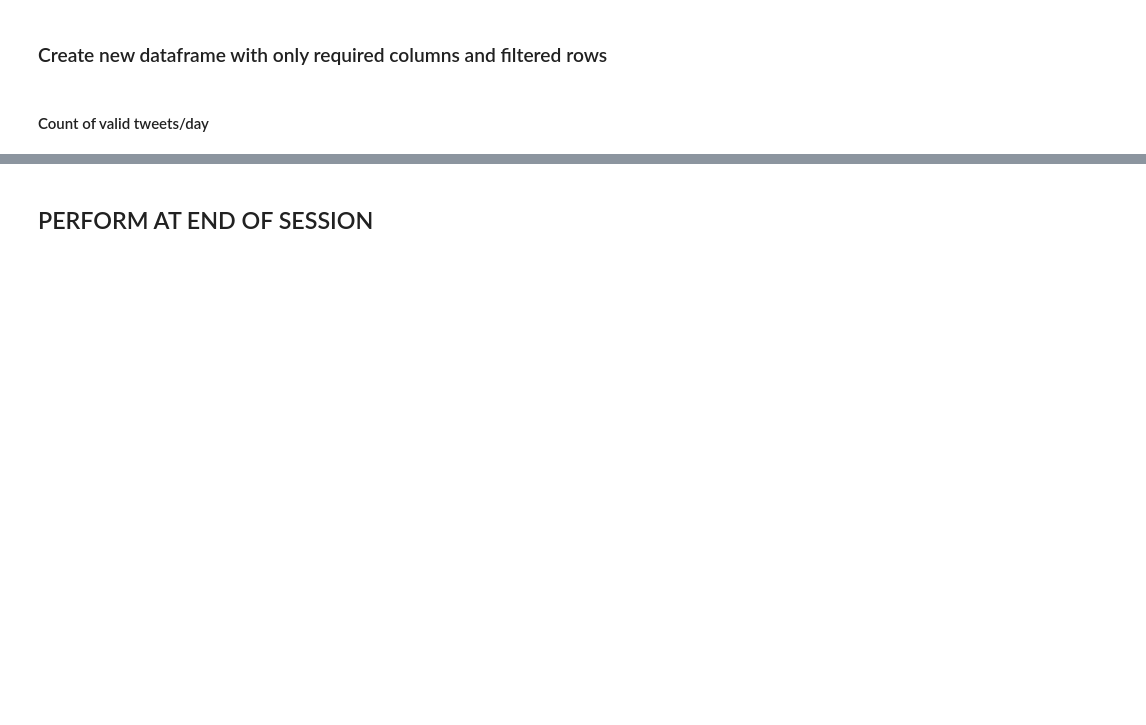
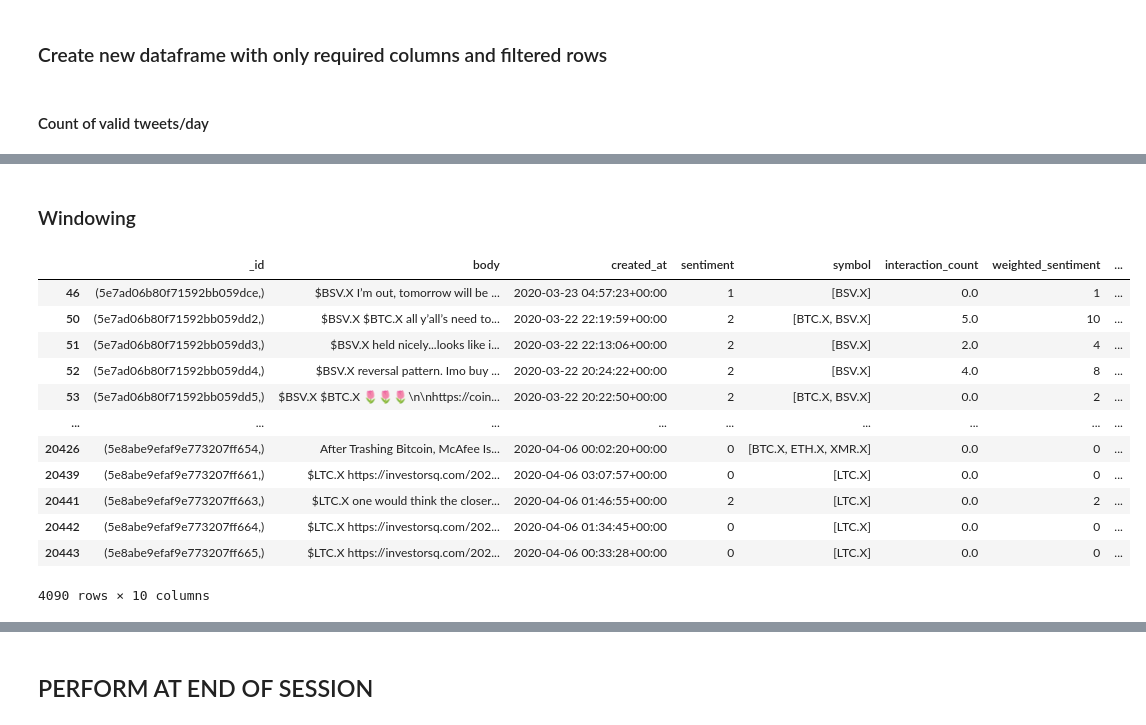
Before and after one commit to hweelin-yeo/CryptOracle, a Jupyter notebook: ds_project.ipynb, the cells around one changed output, grey strips where cells are left out. Cells and saved outputs as stored; diff of their text form; code cells hidden in the pictures; blank space fills up the shorter version.

```diff
--- a/ds_project.ipynb
+++ b/ds_project.ipynb
@@ -96,3 +122,43 @@ required
+# %% [markdown]
+### Windowing
+# %%
+# # Set the datetime column as the index
+# required.index = required['created_at']
+
+required['weighted_sentiment'] = required['sentiment'] * required['interaction_count']
+# some tweets may have 0 interaction count, and we don't want to obliterate the sentiment data
+required.loc[required['weighted_sentiment'] ==0,'weighted_sentiment']= required['sentiment']
+
+grouped = required.groupby([required.created_at.dt.date, required.created_at.dt.hour])
+
+required['sum_group_interaction'] = required['interaction_count'].groupby([required.created_at.dt.date,
+                                                                    required.created_at.dt.hour]).transform('sum')
+
+required['sum_group_weighted_sentiment'] = required['weighted_sentiment'].groupby([required.created_at.dt.date,
+                                                                    required.created_at.dt.hour]).transform('sum')
+
+required['overall_group_sentiment'] = required['sum_group_weighted_sentiment'] / required['sum_group_interaction']
+
+
+
+# for group in grouped:
+#     print(group)
+#     print("\n\n ============================================== \n\n")
+required.loc[required['overall_group_sentiment'] > 2.0]
+# %% [output]
+|  | _id | body | created_at | sentiment | symbol | interaction_count | weighted_sentiment | ... |
+| 46 | (5e7ad06b80f71592bb059dce,) | $BSV.X I’m out, tomorrow will be ... | 2020-03-23 04:57:23+00:00 | 1 | [BSV.X] | 0.0 | 1 | ... |
+| 50 | (5e7ad06b80f71592bb059dd2,) | $BSV.X $BTC.X all y’all’s need to... | 2020-03-22 22:19:59+00:00 | 2 | [BTC.X, BSV.X] | 5.0 | 10 | ... |
+| 51 | (5e7ad06b80f71592bb059dd3,) | $BSV.X held nicely...looks like i... | 2020-03-22 22:13:06+00:00 | 2 | [BSV.X] | 2.0 | 4 | ... |
+| 52 | (5e7ad06b80f71592bb059dd4,) | $BSV.X reversal pattern. Imo buy ... | 2020-03-22 20:24:22+00:00 | 2 | [BSV.X] | 4.0 | 8 | ... |
+| 53 | (5e7ad06b80f71592bb059dd5,) | $BSV.X $BTC.X 🌷🌷🌷\n\nhttps://coin... | 2020-03-22 20:22:50+00:00 | 2 | [BTC.X, BSV.X] | 0.0 | 2 | ... |
+| ... | ... | ... | ... | ... | ... | ... | ... | ... |
+| 20426 | (5e8abe9efaf9e773207ff654,) | After Trashing Bitcoin, McAfee Is... | 2020-04-06 00:02:20+00:00 | 0 | [BTC.X, ETH.X, XMR.X] | 0.0 | 0 | ... |
+| 20439 | (5e8abe9efaf9e773207ff661,) | $LTC.X https://investorsq.com/202... | 2020-04-06 03:07:57+00:00 | 0 | [LTC.X] | 0.0 | 0 | ... |
+| 20441 | (5e8abe9efaf9e773207ff663,) | $LTC.X one would think the closer... | 2020-04-06 01:46:55+00:00 | 2 | [LTC.X] | 0.0 | 2 | ... |
+| 20442 | (5e8abe9efaf9e773207ff664,) | $LTC.X https://investorsq.com/202... | 2020-04-06 01:34:45+00:00 | 0 | [LTC.X] | 0.0 | 0 | ... |
+| 20443 | (5e8abe9efaf9e773207ff665,) | $LTC.X https://investorsq.com/202... | 2020-04-06 00:33:28+00:00 | 0 | [LTC.X] | 0.0 | 0 | ... |
+4090 rows × 10 columns
 # %%
 prices = pd.read_csv("./prices.csv")
 #prices['Unix Timestamp'] = pd.to_datetime(prices['Unix Timestamp'],unit='ms')
```
Also changed, not shown: parts of 11 cells of this notebook.
